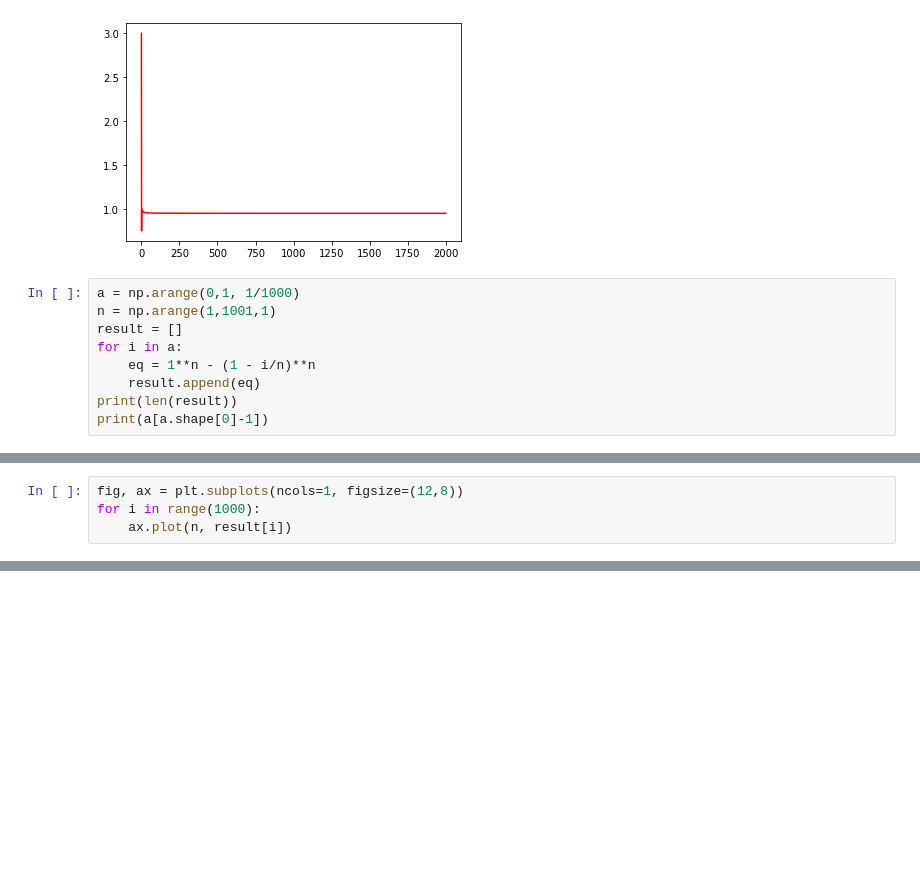
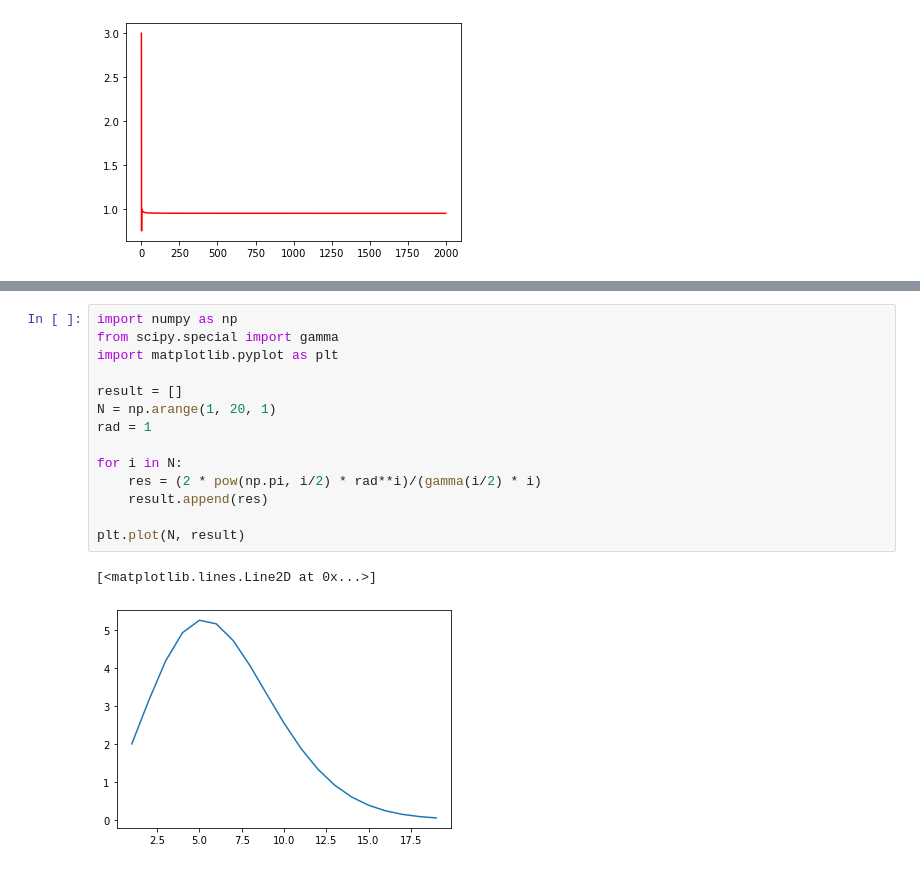
Before and after one commit to WSU-Data-Science/report-on-assigned-topic-1-dasingh92, a Jupyter notebook: wtoi_report_arun_19884240.ipynb, the cells around one changed output, grey strips where cells are left out. Drawn from its saved outputs; the diff is of its cells as text; blank space fills up the shorter version.

```diff
--- a/wtoi_report_arun_19884240.ipynb
+++ b/wtoi_report_arun_19884240.ipynb
@@ -479,12 +479,3 @@ plt.plot(N, volume, color="red")
 # %% [output]
 [<matplotlib.lines.Line2D at 0x...>]
 [figure]
-# %%
-a = np.arange(0,1, 1/1000)
-n = np.arange(1,1001,1)
-result = []
-for i in a:
-    eq = 1**n - (1 - i/n)**n
-    result.append(eq)
-print(len(result))
-print(a[a.shape[0]-1])
@@ -494,4 +481,0 @@ print(a[a.shape[0]-1])
-# %%
-fig, ax = plt.subplots(ncols=1, figsize=(12,8))
-for i in range(1000):
-    ax.plot(n, result[i])
@@ -539,0 +522,17 @@ year={1996}
+# %%
+import numpy as np
+from scipy.special import gamma
+import matplotlib.pyplot as plt
+
+result = []
+N = np.arange(1, 20, 1)
+rad = 1
+
+for i in N:
+    res = (2 * pow(np.pi, i/2) * rad**i)/(gamma(i/2) * i)
+    result.append(res)
+
+plt.plot(N, result)
+# %% [output]
+[<matplotlib.lines.Line2D at 0x...>]
+[figure, added]
```
Also changed, not shown: parts of 5 cells of this notebook.
